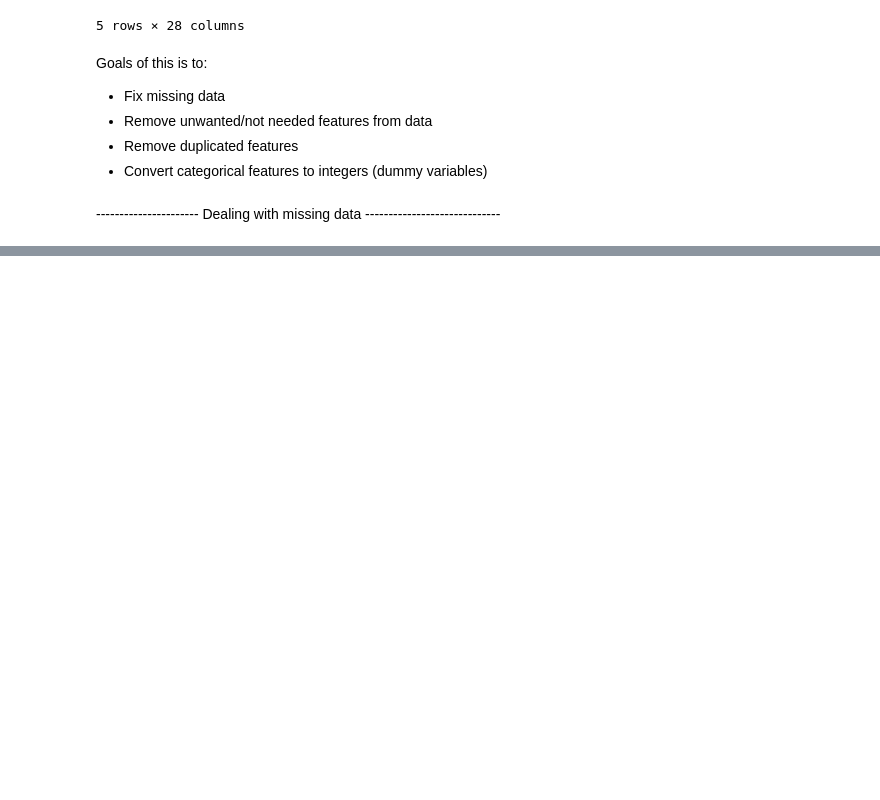
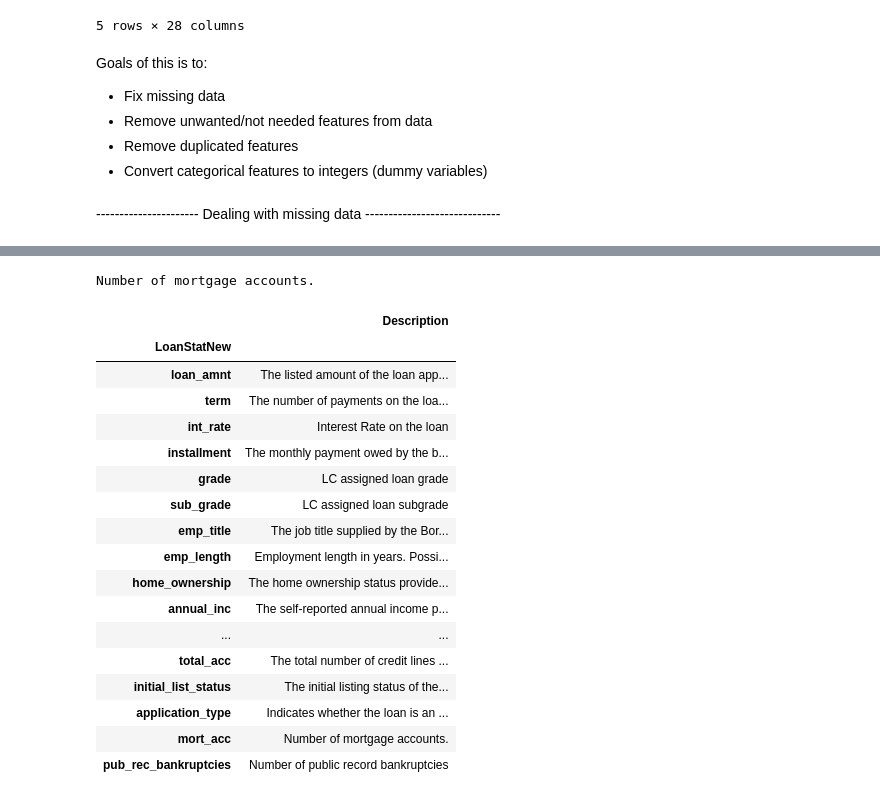
Before and after one commit to Greveley/MLProjects, a Jupyter notebook: LoanReturnClassifier/DataPreproc.ipynb, the cells around one changed output, grey strips where cells are left out. Cells and saved outputs as stored; diff of their text form; code cells hidden in the pictures; blank space fills up the shorter version.

```diff
--- a/LoanReturnClassifier/DataPreproc.ipynb
+++ b/LoanReturnClassifier/DataPreproc.ipynb
@@ -71,0 +211,25 @@ dtype: int64
+# %%
+feat_info('mort_acc')
+# %% [output]
+Number of mortgage accounts.
+# %%
+df_info
+# %% [output]
+|  | Description |
+| LoanStatNew |  |
+| loan_amnt | The listed amount of the loan app... |
+| term | The number of payments on the loa... |
+| int_rate | Interest Rate on the loan |
+| installment | The monthly payment owed by the b... |
+| grade | LC assigned loan grade |
+| sub_grade | LC assigned loan subgrade |
+| emp_title | The job title supplied by the Bor... |
+| emp_length | Employment length in years. Possi... |
+| home_ownership | The home ownership status provide... |
+| annual_inc | The self-reported annual income p... |
+| ... | ... |
+| total_acc | The total number of credit lines ... |
+| initial_list_status | The initial listing status of the... |
+| application_type | Indicates whether the loan is an ... |
+| mort_acc | Number of mortgage accounts. |
+| pub_rec_bankruptcies | Number of public record bankruptcies |
```
Also changed, not shown: parts of 42 cells of this notebook.
